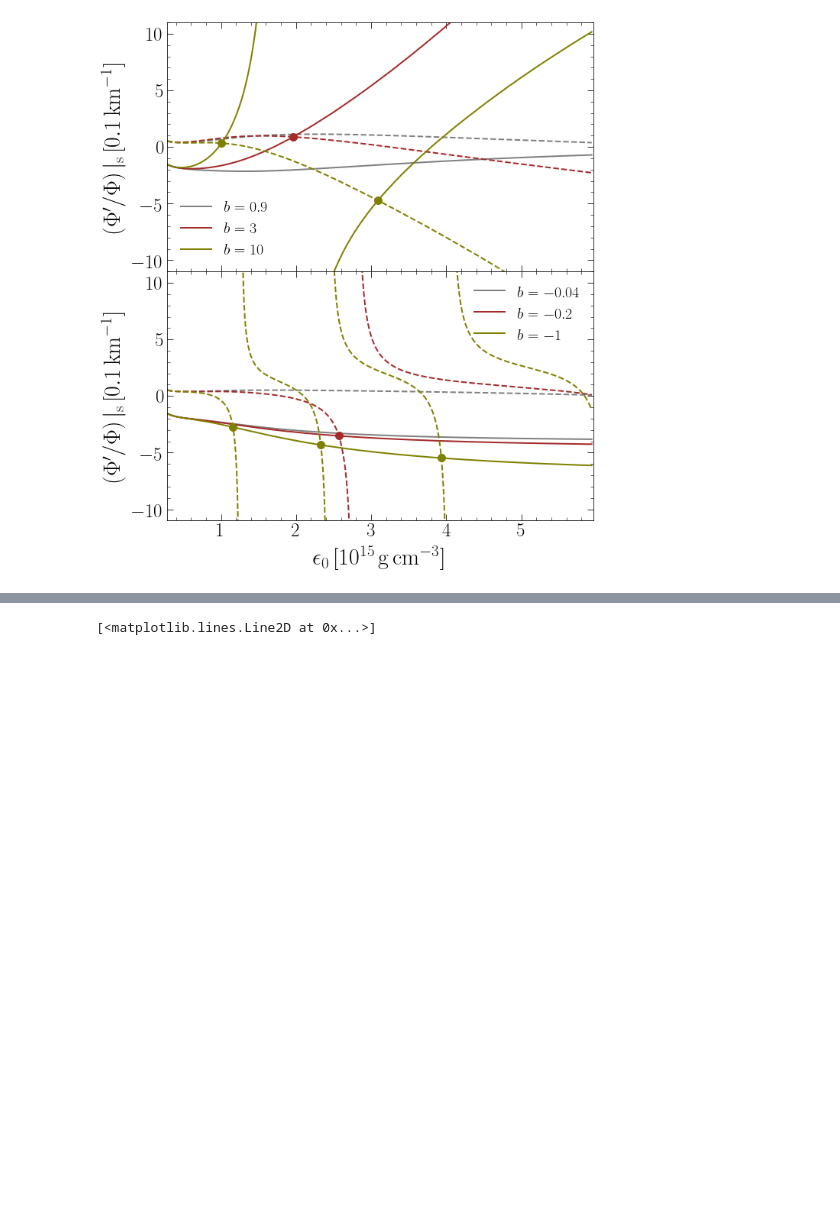
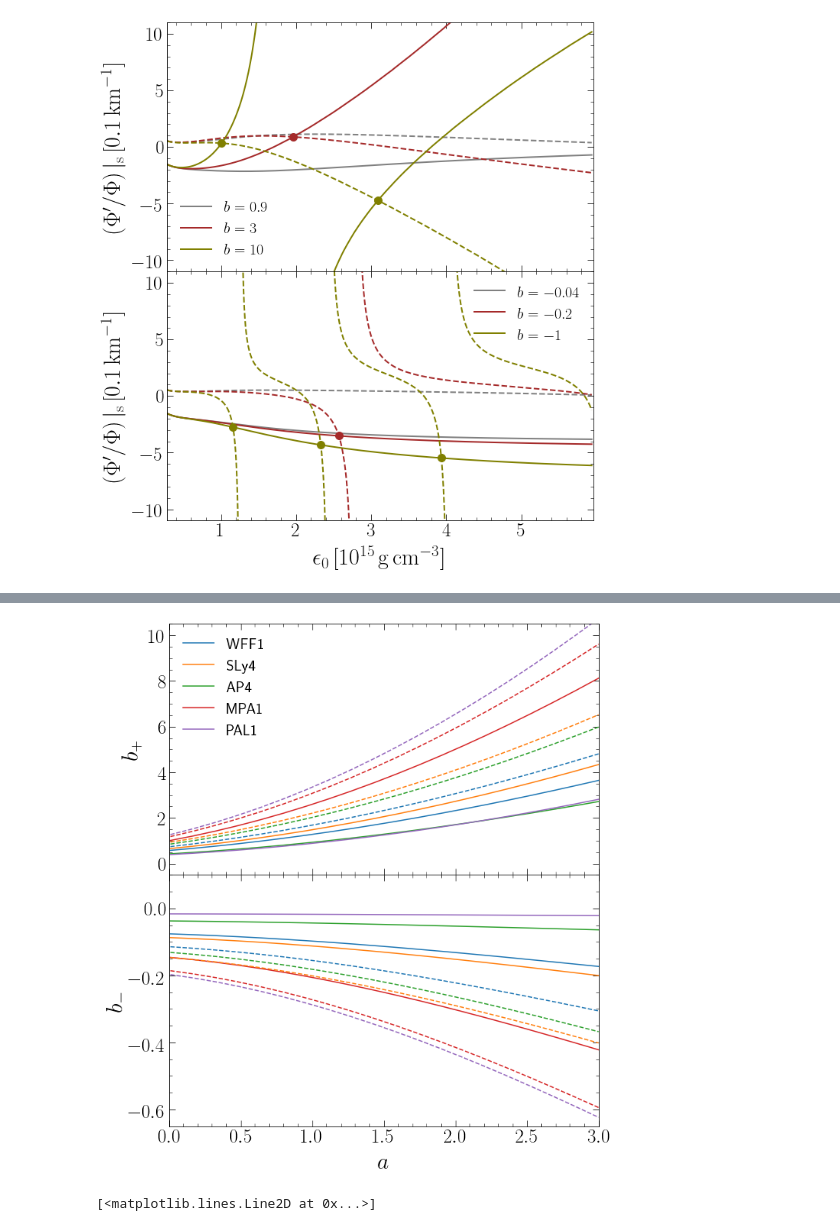
Before and after one commit to ryxxastroat/stgbns, a Jupyter notebook: figdata/phic.ipynb, the cells around one changed output, grey strips where cells are left out. Drawn from its saved outputs; the diff is of its cells as text; code cells hidden in the pictures; blank space fills up the shorter version.

```diff
--- a/figdata/phic.ipynb
+++ b/figdata/phic.ipynb
@@ -323,3 +213,72 @@ plt.show()
+# %%
+colorset=['tab:blue', 'tab:orange', 'tab:green', 'tab:red', 'tab:purple']
+
+fig, (ax1,ax2) = plt.subplots(2, 1,figsize=(10,12),sharex=True)
+plt.subplots_adjust(hspace=0.0)
+from scipy.interpolate import UnivariateSpline
+
+# ax1.set_xlabel(r'$a$', fontsize=30)
+ax1.set_ylabel(r'$b_{+}$', fontsize=30)
+ax2.set_xlabel(r'$a$', fontsize=30)
+ax2.set_ylabel(r'$b_{-}$', fontsize=30)
+
+
+# ph_r/ph
+#ax1.set_ylim([-10, 10])
+
+label=['WFF1','SLy4','AP4', 'MPA1','PAL1']
+data1 = np.genfromtxt('stgb_linear_v1_xia_data1.txt')
+for i in range(4):
+    data1=np.genfromtxt('stgb_linear_v1_xia_data'+str(i+1)+''.txt')
+for j in range(5):
+    x=data1[:,0]
+    y=data1[:,j+1]
+    s1 = UnivariateSpline(x, y, s=5)
+    xs=np.linspace(min(x),max(x),20)
+    ys=s1(xs)
+    ax2.plot( xs,ys , color = colorset[j],linewidth=1.5)
+
+data2 = np.genfromtxt('stgb_linear_v1_xia_data2.txt')
+for j in range(5):
+    x=data2[:,0]
+    y=data2[:,j+1]
+    s1 = UnivariateSpline(x, y, s=5)
+    xs=np.linspace(min(x),max(x),20)
+    ys=s1(xs)
+    ax2.plot( xs,ys , color = colorset[j],linewidth=1.5,linestyle='--')
+
+
+data3 = np.genfromtxt('stgb_linear_v1_xia_data3.txt')
+for j in range(5):
+    x=data3[:,0]
+    y=data3[:,j+1]
+    s1 = UnivariateSpline(x, y, s=5)
+    xs=np.linspace(min(x),max(x),20)
+    ys=s1(xs)
+    ax1.plot( xs,ys , color = colorset[j],linewidth=1.5,label=label[j])
+
+data4 = np.genfromtxt('stgb_linear_v1_xia_data4.txt')
+for j in range(5):
+    x=data4[:,0]
+    y=data4[:,j+1]
+    s1 = UnivariateSpline(x, y, s=5)
+    xs=np.linspace(min(x),max(x),20)
+    ys=s1(xs)
+    ax1.plot( xs,ys , color = colorset[j],linewidth=1.5,linestyle='--')
+
+ax2.set_ylim(-0.65,0.1)
+ax1.set_ylim(-0.5,10.5)
+plt.xlim(0,3)
+
+ax1.minorticks_on()
+ax2.minorticks_on()
+
+plt.savefig("fig_lin2.pdf", format='pdf', bbox_inches="tight")
+# print( '\n *** STG_solver uses %.2f seconds\n' % (timeit.time.time() - t0))
+ax1.legend(fontsize=20,frameon=False)
+plt.show()
+# %% [output]
+[figure, added]
 # %%
 x=np.linspace(0,5,50)
 y1=x+2
```
Also changed, not shown: parts of 1 cell of this notebook, 2 other files.
